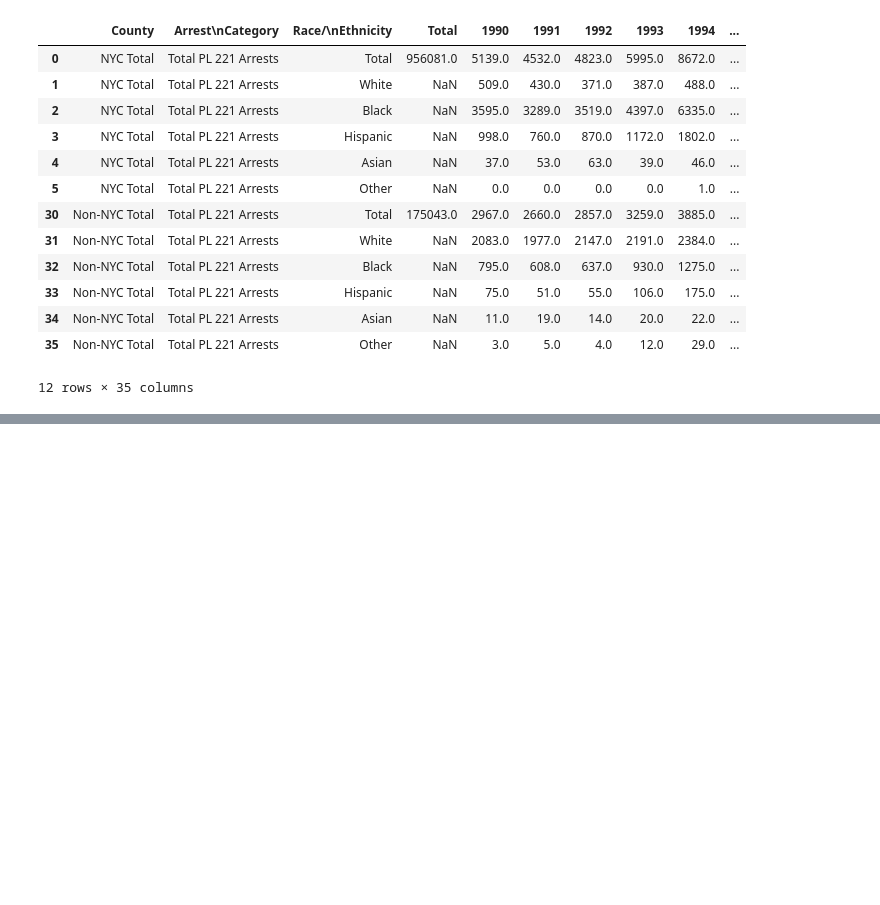
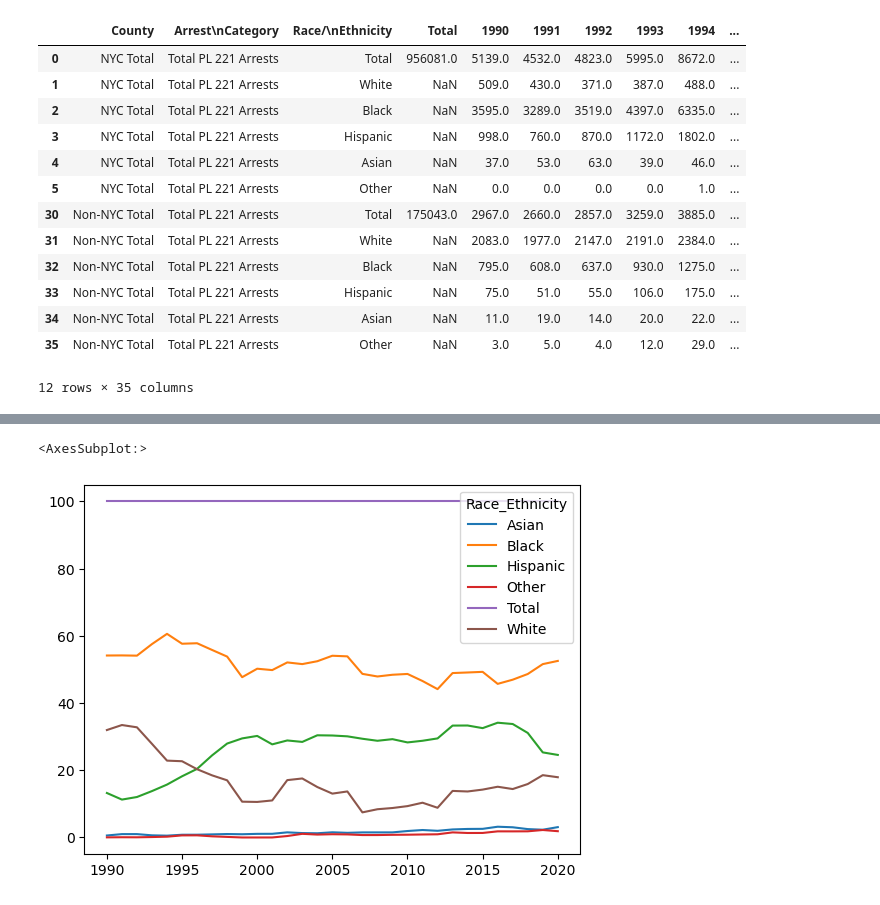
Before and after one commit to Marycunningham79/cannabis-project, a Jupyter notebook: arrests-over-time.ipynb, the cells around one changed output, grey strips where cells are left out. Cells and saved outputs as stored; diff of their text form; code cells hidden in the pictures; blank space fills up the shorter version.

```diff
--- a/arrests-over-time.ipynb
+++ b/arrests-over-time.ipynb
@@ -181,0 +258,7 @@ all_arrests
+# %%
+##percentage of arrests per year per racial group
+
+total_arrest[cols].T.div(total_arrest[cols].T['Total'], axis=0).mul(100).plot()
+# %% [output]
+<AxesSubplot:>
+[figure, added]
```
Also changed, not shown: parts of 15 cells of this notebook.
